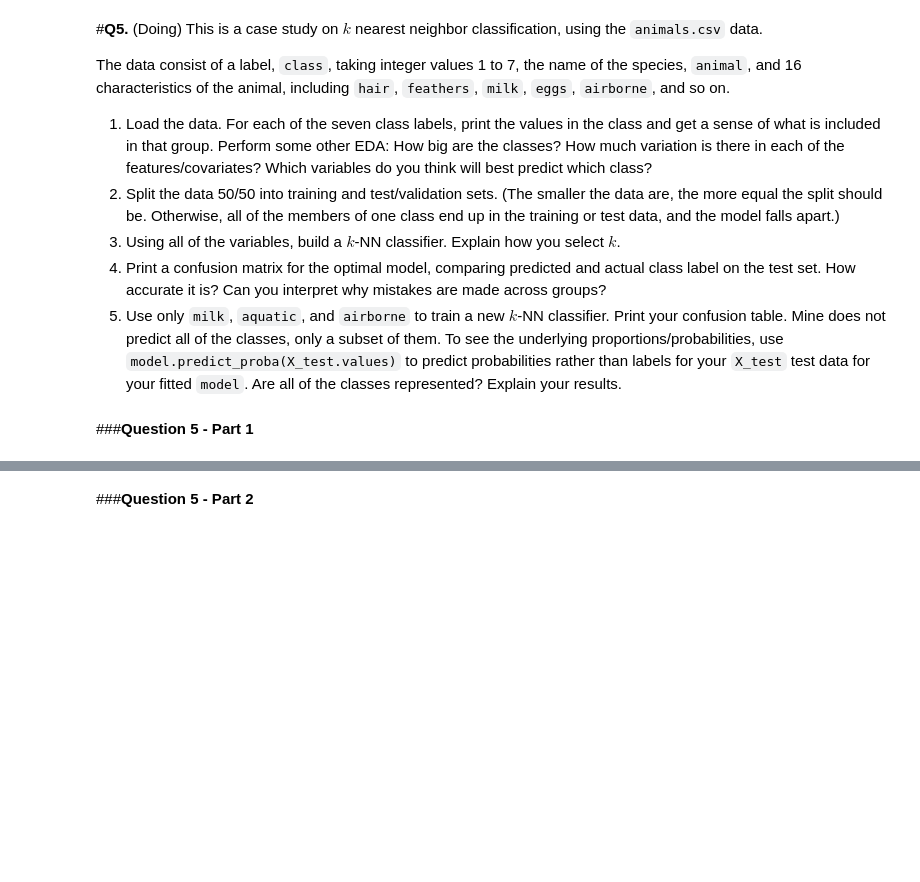
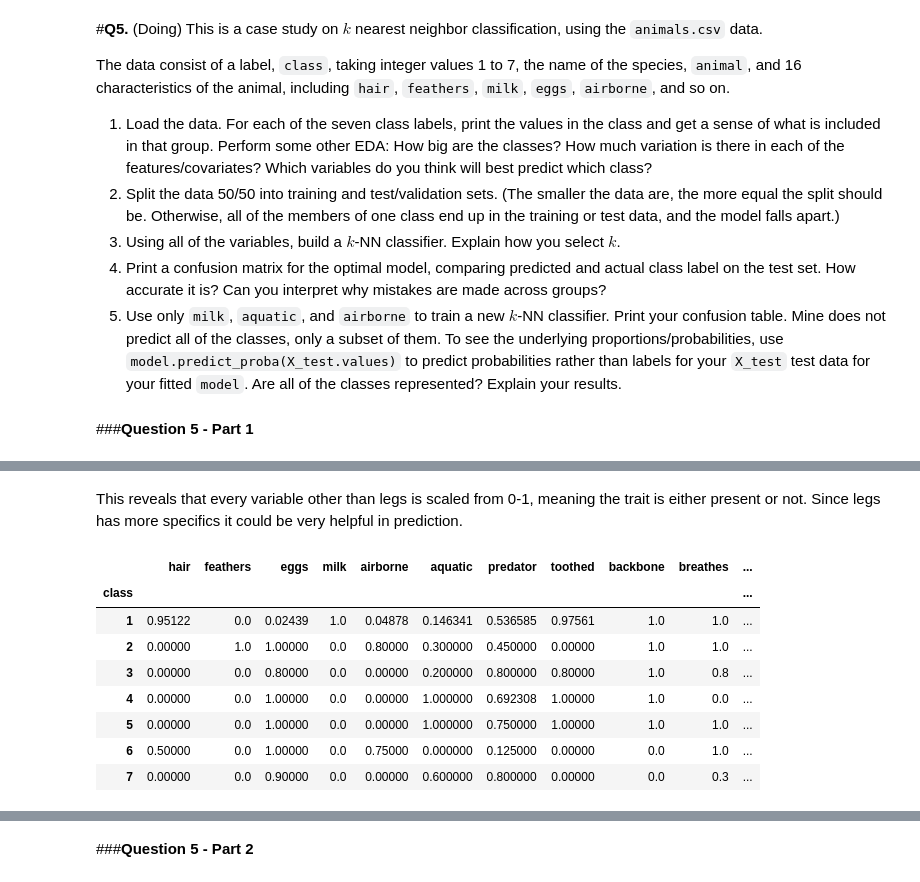
Before and after one commit to thomashooks53/undergrad_ml_assignments, a Jupyter notebook: 02_assignment_knn.ipynb, the cells around one changed output, grey strips where cells are left out. Drawn from its saved outputs; the diff is of its cells as text; code cells hidden in the pictures; blank space fills up the shorter version.

```diff
--- a/02_assignment_knn.ipynb
+++ b/02_assignment_knn.ipynb
@@ -508,0 +583,14 @@ The data consist of a label, `class`, taking integer values 1 to 7, the name of
+# %% [markdown]
+This reveals that every variable other than legs is scaled from 0-1, meaning the trait is either present or not. Since legs has more specifics it could be very helpful in prediction.
+# %%
+df_animals.drop(columns=['animal']).groupby('class').mean()
+# %% [output]
+|  | hair | feathers | eggs | milk | airborne | aquatic | predator | toothed | backbone | breathes | ... |
+| class |  |  |  |  |  |  |  |  |  |  | ... |
+| 1 | 0.95122 | 0.0 | 0.02439 | 1.0 | 0.04878 | 0.146341 | 0.536585 | 0.97561 | 1.0 | 1.0 | ... |
+| 2 | 0.00000 | 1.0 | 1.00000 | 0.0 | 0.80000 | 0.300000 | 0.450000 | 0.00000 | 1.0 | 1.0 | ... |
+| 3 | 0.00000 | 0.0 | 0.80000 | 0.0 | 0.00000 | 0.200000 | 0.800000 | 0.80000 | 1.0 | 0.8 | ... |
+| 4 | 0.00000 | 0.0 | 1.00000 | 0.0 | 0.00000 | 1.000000 | 0.692308 | 1.00000 | 1.0 | 0.0 | ... |
+| 5 | 0.00000 | 0.0 | 1.00000 | 0.0 | 0.00000 | 1.000000 | 0.750000 | 1.00000 | 1.0 | 1.0 | ... |
+| 6 | 0.50000 | 0.0 | 1.00000 | 0.0 | 0.75000 | 0.000000 | 0.125000 | 0.00000 | 0.0 | 1.0 | ... |
+| 7 | 0.00000 | 0.0 | 0.90000 | 0.0 | 0.00000 | 0.600000 | 0.800000 | 0.00000 | 0.0 | 0.3 | ... |
```
Also changed, not shown: parts of 19 cells of this notebook.
